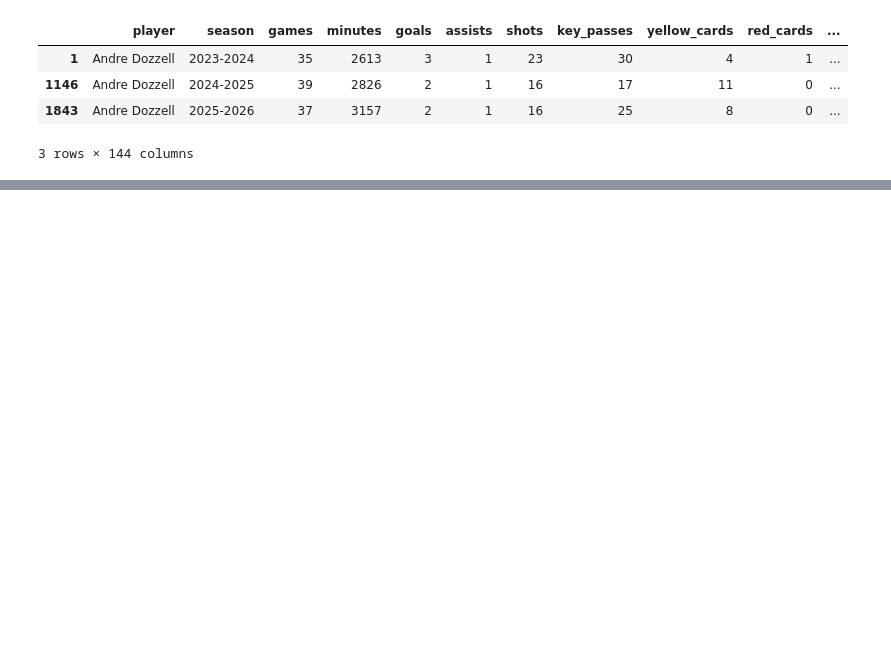
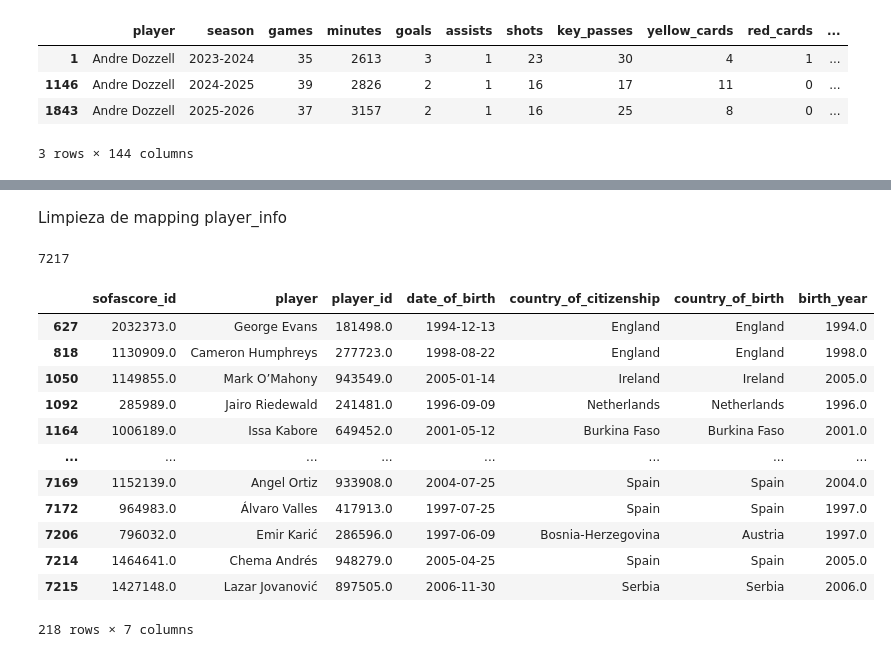
Before and after one commit to willwalker7/football-recruitment-analytics, a Jupyter notebook: notebooks/data_preprocessing.ipynb, the cells around one changed output, grey strips where cells are left out. Drawn from its saved outputs; the diff is of its cells as text; code cells hidden in the pictures; blank space fills up the shorter version.

```diff
--- a/notebooks/data_preprocessing.ipynb
+++ b/notebooks/data_preprocessing.ipynb
@@ -1341,0 +1919,7 @@ Name: count, dtype: int64
+# %%
+player_mapping["match_method"] = (
+    player_mapping["name_norm"]
+    .where(
+        player_mapping["tm_player_count"] == 1
+    )
+)
@@ -1341,0 +2143,22 @@ Name: count, dtype: int64
+# %% [markdown]
+Limpieza de mapping player_info
+# %%
+len(matched_mapping)
+# %% [output]
+7217
+# %%
+player_info_mapping[player_info_mapping['player_id'].duplicated()]
+# %% [output]
+|  | sofascore_id | player | player_id | date_of_birth | country_of_citizenship | country_of_birth | birth_year |
+| 627 | 2032373.0 | George Evans | 181498.0 | 1994-12-13 | England | England | 1994.0 |
+| 818 | 1130909.0 | Cameron Humphreys | 277723.0 | 1998-08-22 | England | England | 1998.0 |
+| 1050 | 1149855.0 | Mark O’Mahony | 943549.0 | 2005-01-14 | Ireland | Ireland | 2005.0 |
+| 1092 | 285989.0 | Jairo Riedewald | 241481.0 | 1996-09-09 | Netherlands | Netherlands | 1996.0 |
+| 1164 | 1006189.0 | Issa Kabore | 649452.0 | 2001-05-12 | Burkina Faso | Burkina Faso | 2001.0 |
+| ... | ... | ... | ... | ... | ... | ... | ... |
+| 7169 | 1152139.0 | Angel Ortiz | 933908.0 | 2004-07-25 | Spain | Spain | 2004.0 |
+| 7172 | 964983.0 | Álvaro Valles | 417913.0 | 1997-07-25 | Spain | Spain | 1997.0 |
+| 7206 | 796032.0 | Emir Karić | 286596.0 | 1997-06-09 | Bosnia-Herzegovina | Austria | 1997.0 |
+| 7214 | 1464641.0 | Chema Andrés | 948279.0 | 2005-04-25 | Spain | Spain | 2005.0 |
+| 7215 | 1427148.0 | Lazar Jovanović | 897505.0 | 2006-11-30 | Serbia | Serbia | 2006.0 |
+218 rows × 7 columns
```
Also changed, not shown: parts of 118 cells of this notebook, 3 other files.
